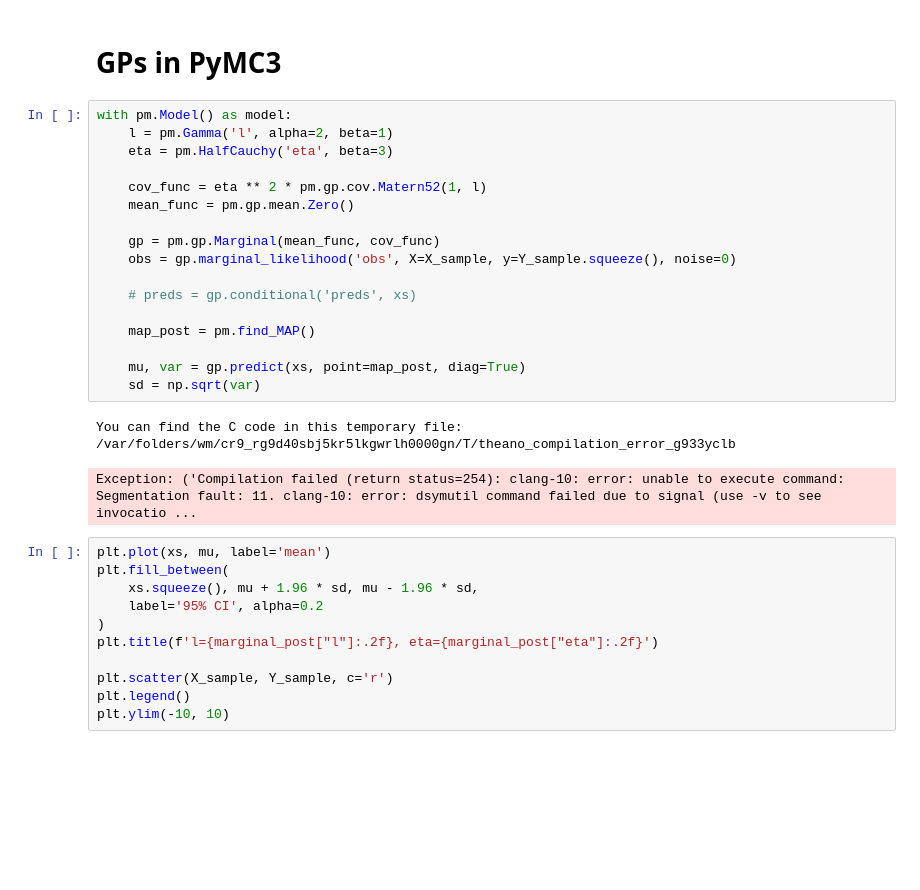
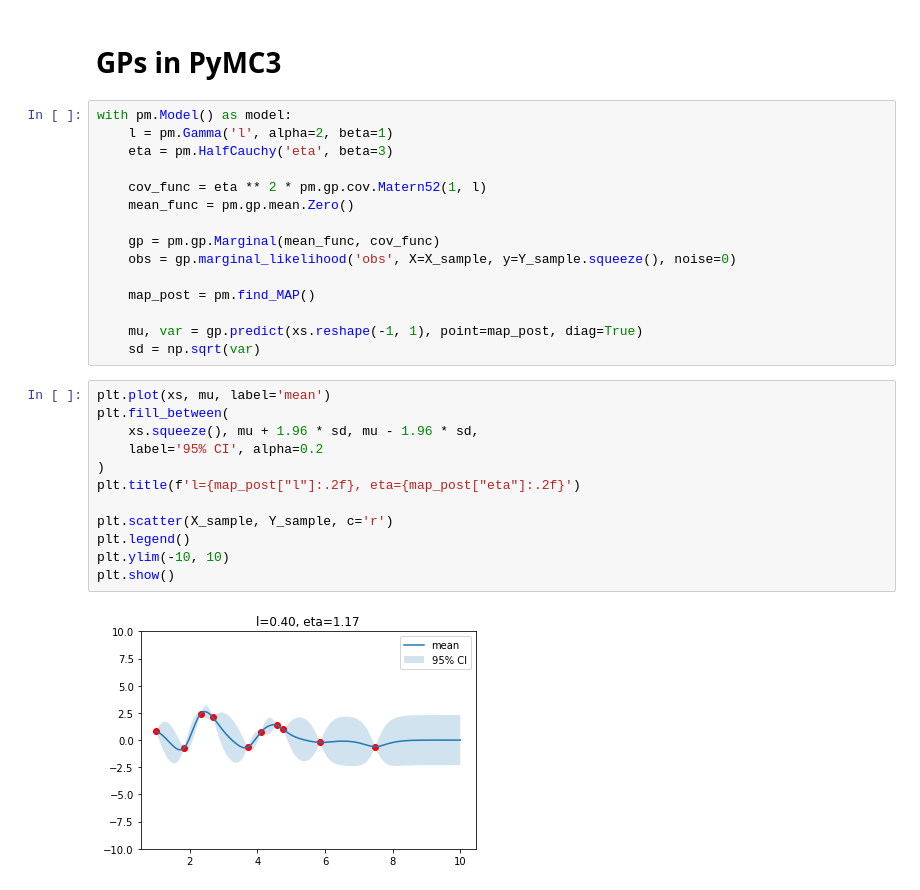
Before and after one commit to KrisNguyen135/Talks, a Jupyter notebook: notebooks/01 - Gaussian process.ipynb, the cells around one changed output. Cells and saved outputs as stored; diff of their text form; blank space fills up the shorter version.

```diff
--- a/notebooks/01 - Gaussian process.ipynb
+++ b/notebooks/01 - Gaussian process.ipynb
@@ -119,23 +119,21 @@ with pm.Model() as model:
     gp = pm.gp.Marginal(mean_func, cov_func)
     obs = gp.marginal_likelihood('obs', X=X_sample, y=Y_sample.squeeze(), noise=0)
 
-    # preds = gp.conditional('preds', xs)
-
     map_post = pm.find_MAP()
 
-    mu, var = gp.predict(xs, point=map_post, diag=True)
+    mu, var = gp.predict(xs.reshape(-1, 1), point=map_post, diag=True)
     sd = np.sqrt(var)
-# %% [output]
-You can find the C code in this temporary file: /var/folders/wm/cr9_rg9d40sbj5kr5lkgwrlh0000gn/T/theano_compilation_error_g933yclb
-Exception: ('Compilation failed (return status=254): clang-10: error: unable to execute command: Segmentation fault: 11. clang-10: error: dsymutil command failed due to signal (use -v to see invocatio ...
 # %%
 plt.plot(xs, mu, label='mean')
 plt.fill_between(
     xs.squeeze(), mu + 1.96 * sd, mu - 1.96 * sd,
     label='95% CI', alpha=0.2
 )
-plt.title(f'l={marginal_post["l"]:.2f}, eta={marginal_post["eta"]:.2f}')
+plt.title(f'l={map_post["l"]:.2f}, eta={map_post["eta"]:.2f}')
 
 plt.scatter(X_sample, Y_sample, c='r')
 plt.legend()
 plt.ylim(-10, 10)
+plt.show()
+# %% [output]
+[figure, added]
```
Also changed, not shown: parts of 1 cell of this notebook.
